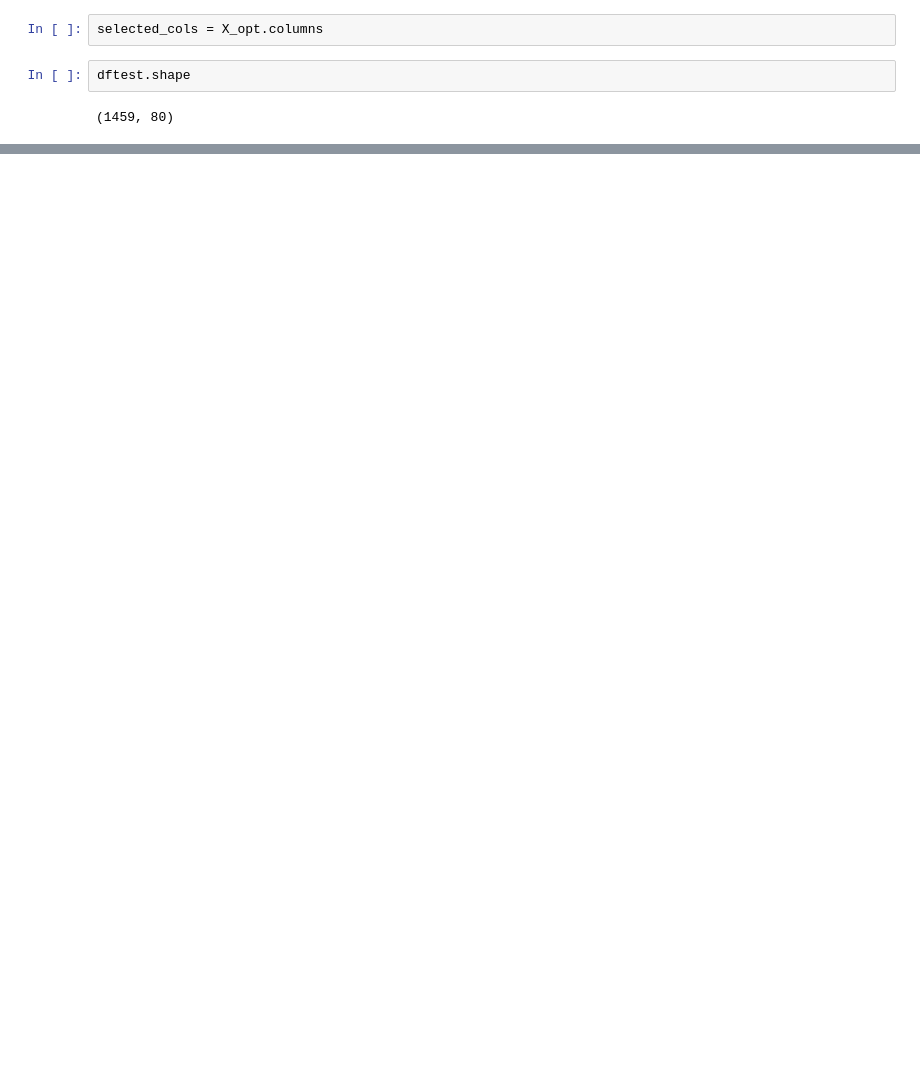
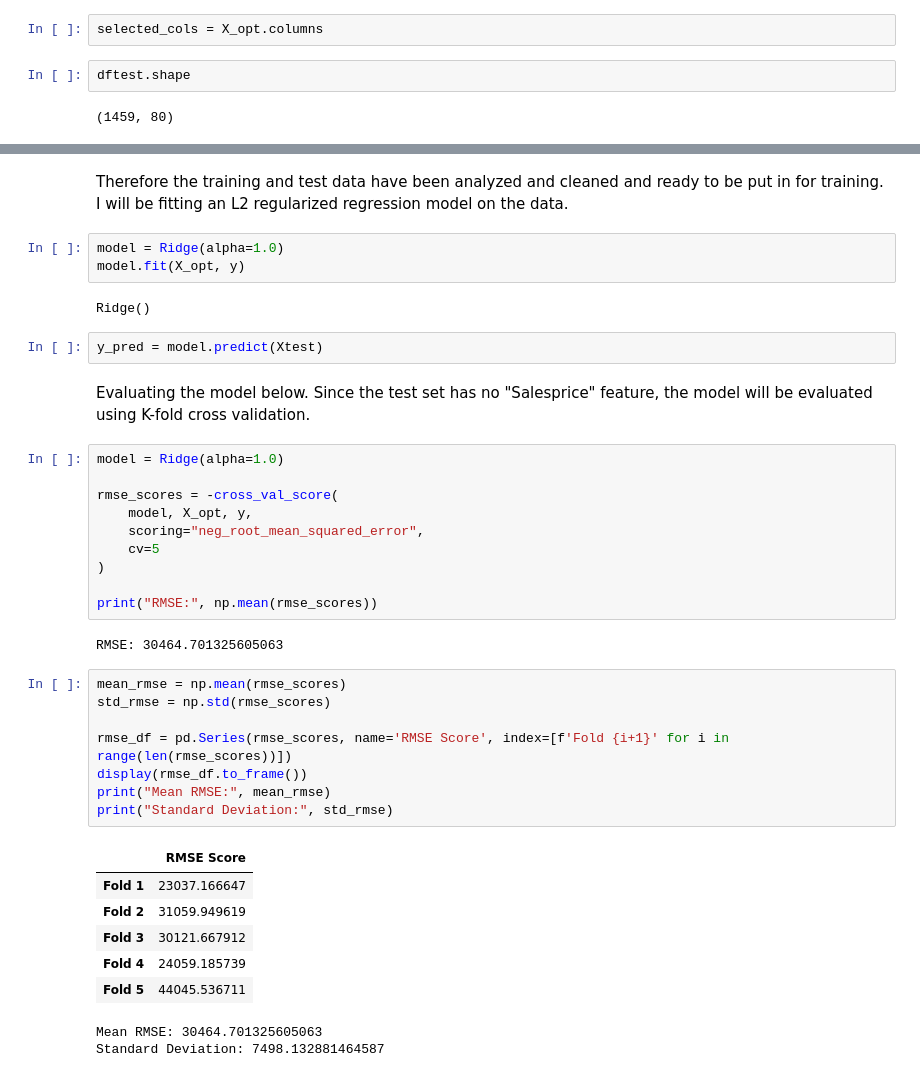
Before and after one commit to rohit-arunn/housepriceprediction, a Jupyter notebook: theprediction.ipynb, the cells around one changed output, grey strips where cells are left out. Cells and saved outputs as stored; diff of their text form; blank space fills up the shorter version.

Commit message:
Model trained and evaluated

```diff
--- a/theprediction.ipynb
+++ b/theprediction.ipynb
@@ -409,0 +454,40 @@ KeyError: "['MSZoning_FV', 'Street_Pave', 'LandContour_Low', 'LotConfig_CulDSac'
+# %% [markdown]
+Therefore the training and test data have been analyzed and cleaned and ready to be put in for training. I will be fitting an L2 regularized regression model on the data.
+# %%
+model = Ridge(alpha=1.0)
+model.fit(X_opt, y)
+# %% [output]
+Ridge()
+# %%
+y_pred = model.predict(Xtest)
+# %% [markdown]
+Evaluating the model below. Since the test set has no "Salesprice" feature, the model will be evaluated using K-fold cross validation.
+# %%
+model = Ridge(alpha=1.0)
+
+rmse_scores = -cross_val_score(
+    model, X_opt, y,
+    scoring="neg_root_mean_squared_error",
+    cv=5
+)
+
+print("RMSE:", np.mean(rmse_scores))
+# %% [output]
+RMSE: 30464.701325605063
+# %%
+mean_rmse = np.mean(rmse_scores)
+std_rmse = np.std(rmse_scores)
+
+rmse_df = pd.Series(rmse_scores, name='RMSE Score', index=[f'Fold {i+1}' for i in range(len(rmse_scores))])
+display(rmse_df.to_frame())
+print("Mean RMSE:", mean_rmse)
+print("Standard Deviation:", std_rmse)
+# %% [output]
+|  | RMSE Score |
+| Fold 1 | 23037.166647 |
+| Fold 2 | 31059.949619 |
+| Fold 3 | 30121.667912 |
+| Fold 4 | 24059.185739 |
+| Fold 5 | 44045.536711 |
+Mean RMSE: 30464.701325605063
+Standard Deviation: 7498.132881464587
```
Also changed, not shown: parts of 13 cells of this notebook.
